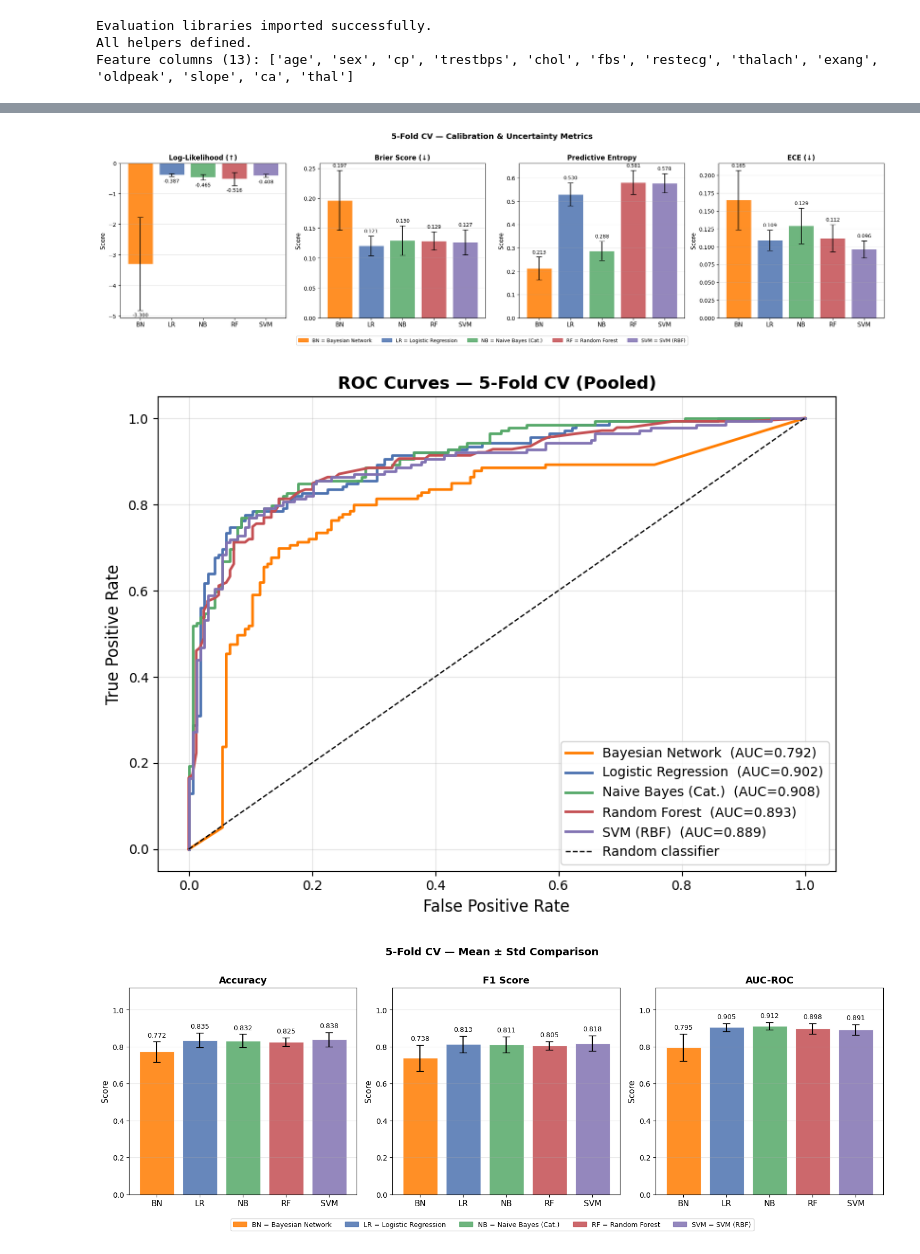
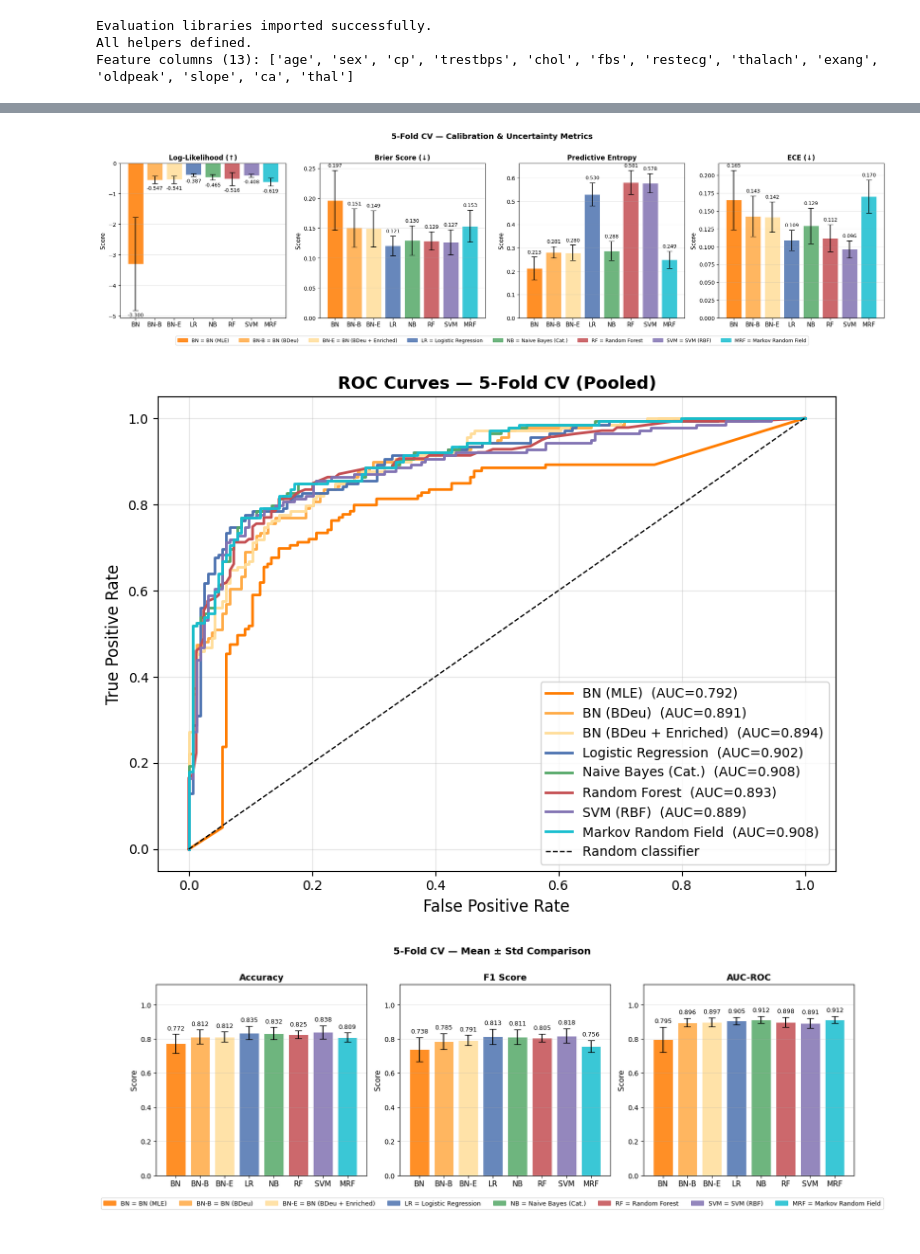
Before and after one commit to cheahcha/cs5340-project, a Jupyter notebook: evaluation.ipynb, the cells around one changed output, grey strips where cells are left out. Cells and saved outputs as stored; diff of their text form; code cells hidden in the pictures.

```diff
--- a/evaluation.ipynb
+++ b/evaluation.ipynb
@@ -356,9 +478,31 @@ SVM                   0.0390     0.0567  0.0420  0.0426  0.0296   0.0531  0.0210
 # %%
+## ROC Curves (pooled predictions across all 5 folds)
+COLORS = {
+    'BayesianNetwork':    '#FF7C00',
+    'BN_BDeu':            '#FFAA44',
+    'BN_Enriched':        '#FFDD99',
+    'LogisticRegression': '#4C72B0',
+    'NaiveBayes':         '#55A868',
+    'RandomForest':       '#C44E52',
+    'SVM':                '#8172B2',
+    'MRF':                '#17BECF',
+}
+DISPLAY_NAMES = {
+    'BayesianNetwork':    'BN (MLE)',
+    'BN_BDeu':            'BN (BDeu)',
+    'BN_Enriched':        'BN (BDeu + Enriched)',
+    'LogisticRegression': 'Logistic Regression',
+    'NaiveBayes':         'Naive Bayes (Cat.)',
+    'RandomForest':       'Random Forest',
+    'SVM':                'SVM (RBF)',
+    'MRF':                'Markov Random Field',
+}
+
 ## Calibration & Uncertainty — Bar Charts (Log-likelihood, Brier, Entropy, ECE)
 
 extra_metrics  = ['log_likelihood', 'brier', 'entropy', 'ece']
 extra_labels   = ['Log-Likelihood (↑)', 'Brier Score (↓)', 'Predictive Entropy', 'ECE (↓)']
-short_names    = ['BN', 'LR', 'NB', 'RF', 'SVM']
+short_names    = ['BN', 'BN-B', 'BN-E', 'LR', 'NB', 'RF', 'SVM', 'MRF']
 bar_colors     = [COLORS[m] for m in MODEL_NAMES]
 x              = np.arange(len(MODEL_NAMES))
 
@@ -381,30 +525,16 @@ legend_patches = [
                   label=f'{short_names[i]} = {DISPLAY_NAMES[m]}')
     for i, m in enumerate(MODEL_NAMES)
 ]
-fig.legend(handles=legend_patches, loc='lower center', ncol=5,
+fig.legend(handles=legend_patches, loc='lower center', ncol=8,
            fontsize=9, bbox_to_anchor=(0.5, -0.07))
 
 plt.suptitle('5-Fold CV — Calibration & Uncertainty Metrics', fontsize=14, fontweight='bold', y=1.01)
 plt.tight_layout()
 plt.show()
 # %% [output]
-[figure, old version]
+[figure, new version]
 # %%
-## ROC Curves (pooled predictions across all 5 folds)
-COLORS = {
-    'BayesianNetwork':    '#FF7C00',
-    'LogisticRegression': '#4C72B0',
-    'NaiveBayes':         '#55A868',
-    'RandomForest':       '#C44E52',
-    'SVM':                '#8172B2',
-}
-DISPLAY_NAMES = {
-    'BayesianNetwork':    'Bayesian Network',
-    'LogisticRegression': 'Logistic Regression',
-    'NaiveBayes':         'Naive Bayes (Cat.)',
-    'RandomForest':       'Random Forest',
-    'SVM':                'SVM (RBF)',
-}
+
 
 fig, ax = plt.subplots(figsize=(8, 6))
 for name in MODEL_NAMES:
@@ -424,7 +554,7 @@ ax.grid(True, alpha=0.3)
 plt.tight_layout()
 plt.show()
 # %% [output]
-[figure, old version]
+[figure, new version]
 # %%
 ## Performance Bar Chart — Accuracy, F1, AUC
 metrics_to_show = ['accuracy', 'f1', 'auc']
@@ -432,36 +562,36 @@ metric_labels   = ['Accuracy', 'F1 Score', 'AUC-ROC']
 
 fig, axes = plt.subplots(1, 3, figsize=(15, 5))
 x  = np.arange(len(MODEL_NAMES))
-short_names = ['BN', 'LR', 'NB', 'RF', 'SVM']
+short_names = ['BN', 'BN-B', 'BN-E', 'LR', 'NB', 'RF', 'SVM', 'MRF']
 bar_colors  = [COLORS[m] for m in MODEL_NAMES]
 
 for ax, metric, mlabel in zip(axes, metrics_to_show, metric_labels):
     means = [np.mean(cv_results[m][metric]) for m in MODEL_NAMES]
     stds  = [np.std(cv_results[m][metric])  for m in MODEL_NAMES]
     bars  = ax.bar(x, means, yerr=stds, capsize=5,
                    color=bar_colors, alpha=0.85, edgecolor='white', linewidth=0.8)
     ax.set_xticks(x)
     ax.set_xticklabels(short_names, fontsize=11)
     ax.set_ylim(0, 1.12)
     ax.set_title(mlabel, fontsize=13, fontweight='bold')
     ax.set_ylabel('Score', fontsize=11)
     ax.bar_label(bars, fmt='%.3f', padding=4, fontsize=9)
     ax.grid(axis='y', alpha=0.3)
 
 # Legend mapping short → full names
 legend_patches = [
     plt.Rectangle((0, 0), 1, 1, color=COLORS[m], alpha=0.85,
                   label=f'{short_names[i]} = {DISPLAY_NAMES[m]}')
     for i, m in enumerate(MODEL_NAMES)
 ]
-fig.legend(handles=legend_patches, loc='lower center', ncol=5,
+fig.legend(handles=legend_patches, loc='lower center', ncol=8,
            fontsize=9, bbox_to_anchor=(0.5, -0.07))
 
 plt.suptitle('5-Fold CV — Mean ± Std Comparison', fontsize=14, fontweight='bold', y=1.01)
 plt.tight_layout()
 plt.show()
 # %% [output]
-[figure, old version]
+[figure, new version]
 # %%
 ## Confusion Matrices — Bayesian Network vs Best Baseline (pooled CV predictions)
 
```
Also changed, not shown: parts of 5 cells of this notebook.
